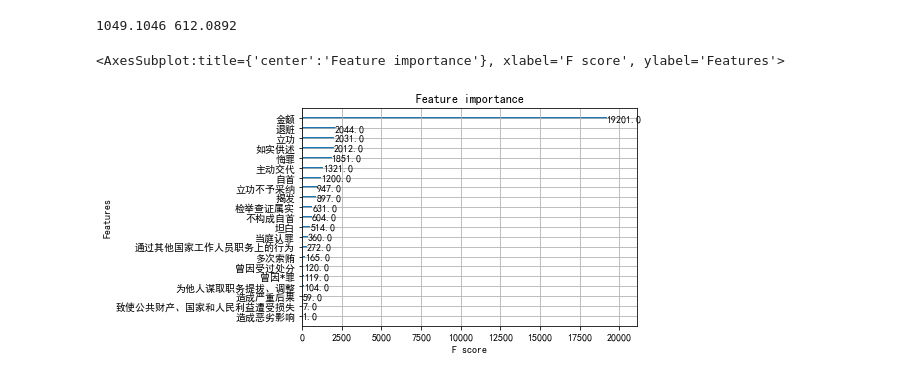
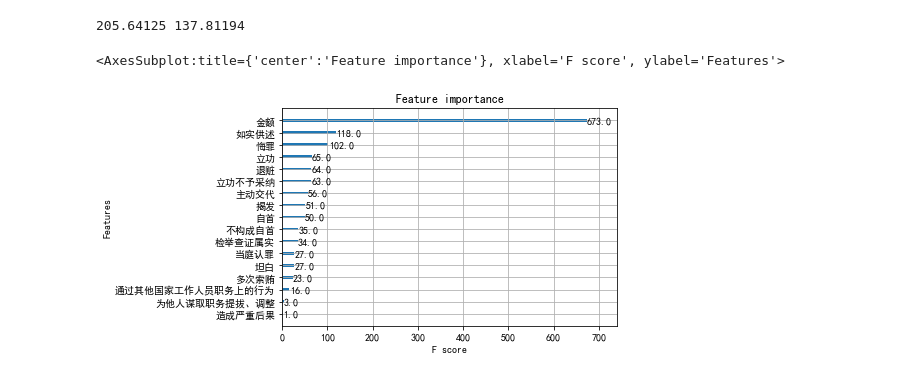
Before and after one commit to panjd123/AILAW, a Jupyter notebook: ana.ipynb, the cells around one changed output. Saved outputs shown, nothing was run; the diff lists cells and outputs as text; code cells hidden in the pictures.

```diff
--- a/ana.ipynb
+++ b/ana.ipynb
@@ -75,25 +80,50 @@ lable_test = output.iloc[test_idx]
 
 import matplotlib.pylab as mpl
 mpl.rcParams['font.sans-serif'] = ['SimHei']
-# %%
-model = xgb.XGBRegressor(max_depth = 6, n_estimators = 1000, learning_rate = 0.01)
-model.fit(data_train, lable_train)
-
-
-from sklearn.metrics import mean_squared_error
-pre_test = model.predict(data_test)
-msetest = mean_squared_error(lable_test,pre_test)
-
-pre_train = model.predict(data_train)
-msetrain = mean_squared_error(lable_train,pre_train)
-
-print(msetest,msetrain)
-
-import seaborn as sns
-
-
-xgb.plot_importance(model)
-# %% [output]
-1049.1046 612.0892
-<AxesSubplot:title={'center':'Feature importance'}, xlabel='F score', ylabel='Features'>
-[figure, removed]
+# %%
+model = xgb.XGBRegressor(max_depth = 5, n_estimators = 100, learning_rate = 0.1)
+
+dtrain = xgb.DMatrix(data_train, label=lable_train)
+
+params = {
+    'booster': 'gbtree',
+    'gamma': 0.1,
+    'max_depth': 5,
+    'lambda': 3,
+    'subsample': 0.7,
+    'colsample_bytree': 0.7,
+    'min_child_weight': 3,
+    'eta': 0.1,
+    'seed': 1000,
+    'nthread': 8,
+    'eval_metric': 'rmse',
+    'verbosity':1,
+}
+
+model = xgb.train(params,dtrain,100)
+
+from sklearn.metrics import mean_squared_error
+
+pre_test = model.predict(xgb.DMatrix(data_test))
+msetest = mean_squared_error(lable_test.values.flatten(),pre_test.flatten())
+
+pre_train = model.predict(xgb.DMatrix(data_train))
+msetrain = mean_squared_error(lable_train.values.flatten(),pre_train.flatten())
+
+diff_train = (lable_train.values.flatten()-pre_train.flatten())/lable_train.values.flatten()
+diff_test = (lable_test.values.flatten()-pre_test.flatten())/lable_test.values.flatten()
+diff_train = diff_train[~np.isnan(diff_train)]
+diff_test = diff_test[~np.isnan(diff_test)]
+diff_train = diff_train[~np.isinf(diff_train)]
+diff_test = diff_test[~np.isinf(diff_test)]
+diff_train = diff_train[np.abs(diff_train-diff_train.mean())<3*diff_train.std()]
+diff_test = diff_test[np.abs(diff_test-diff_test.mean())<3*diff_test.std()]
+
+
+print(msetest,msetrain)
+
+xgb.plot_importance(model)
+# %% [output]
+205.64125 137.81194
+<AxesSubplot:title={'center':'Feature importance'}, xlabel='F score', ylabel='Features'>
+[figure, added]
```
Also changed, not shown: parts of 8 cells of this notebook, 5 other files.
